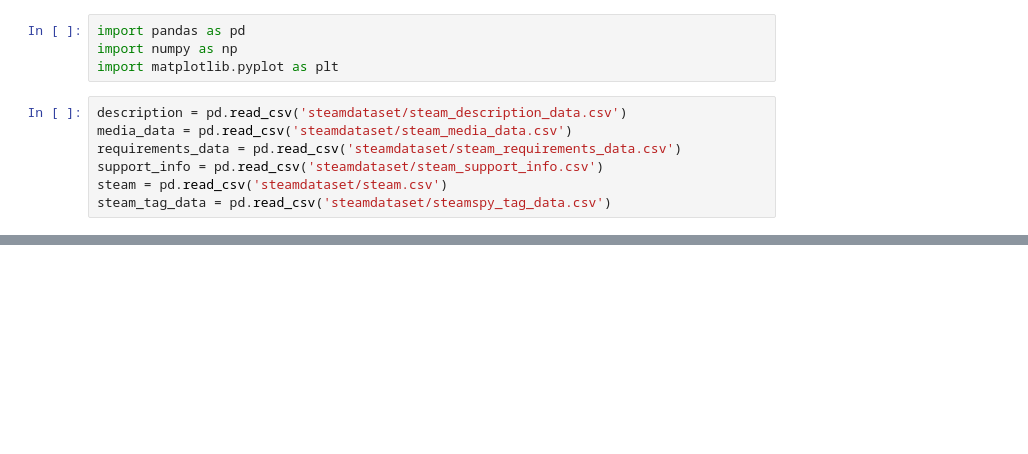
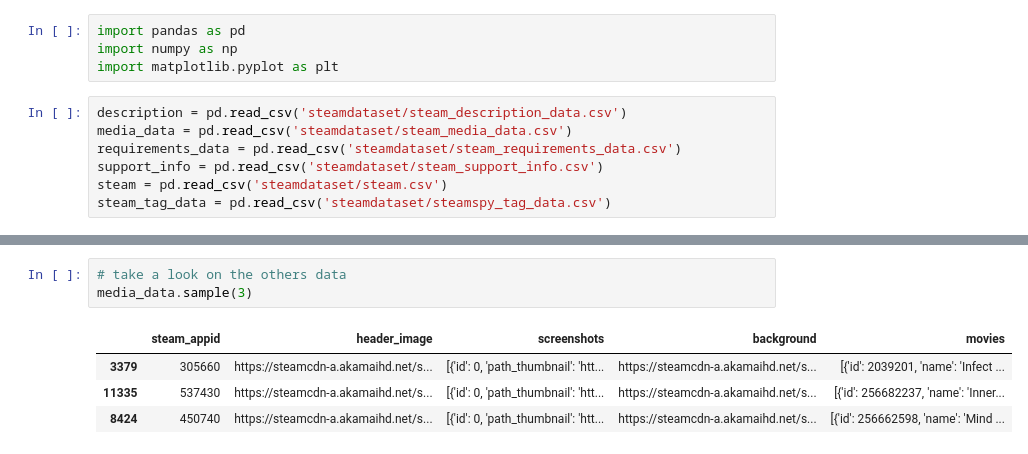
Before and after one commit to basheppo/GameRecommandationSystem, a Jupyter notebook: Data/cleanData.ipynb, the cells around one changed output, grey strips where cells are left out. Saved outputs shown, nothing was run; the diff lists cells and outputs as text; blank space fills up the shorter version.

```diff
--- a/Data/cleanData.ipynb
+++ b/Data/cleanData.ipynb
@@ -29,0 +94,8 @@ df = steam.dropna() # steam.fillna('Missing')
+# %%
+# take a look on the others data
+media_data.sample(3)
+# %% [output]
+|  | steam_appid | header_image | screenshots | background | movies |
+| 3379 | 305660 | https://steamcdn-a.akamaihd.net/s... | [{'id': 0, 'path_thumbnail': 'htt... | https://steamcdn-a.akamaihd.net/s... | [{'id': 2039201, 'name': 'Infect ... |
+| 11335 | 537430 | https://steamcdn-a.akamaihd.net/s... | [{'id': 0, 'path_thumbnail': 'htt... | https://steamcdn-a.akamaihd.net/s... | [{'id': 256682237, 'name': 'Inner... |
+| 8424 | 450740 | https://steamcdn-a.akamaihd.net/s... | [{'id': 0, 'path_thumbnail': 'htt... | https://steamcdn-a.akamaihd.net/s... | [{'id': 256662598, 'name': 'Mind ... |
```
Also changed, not shown: parts of 9 cells of this notebook, 2 other files.
